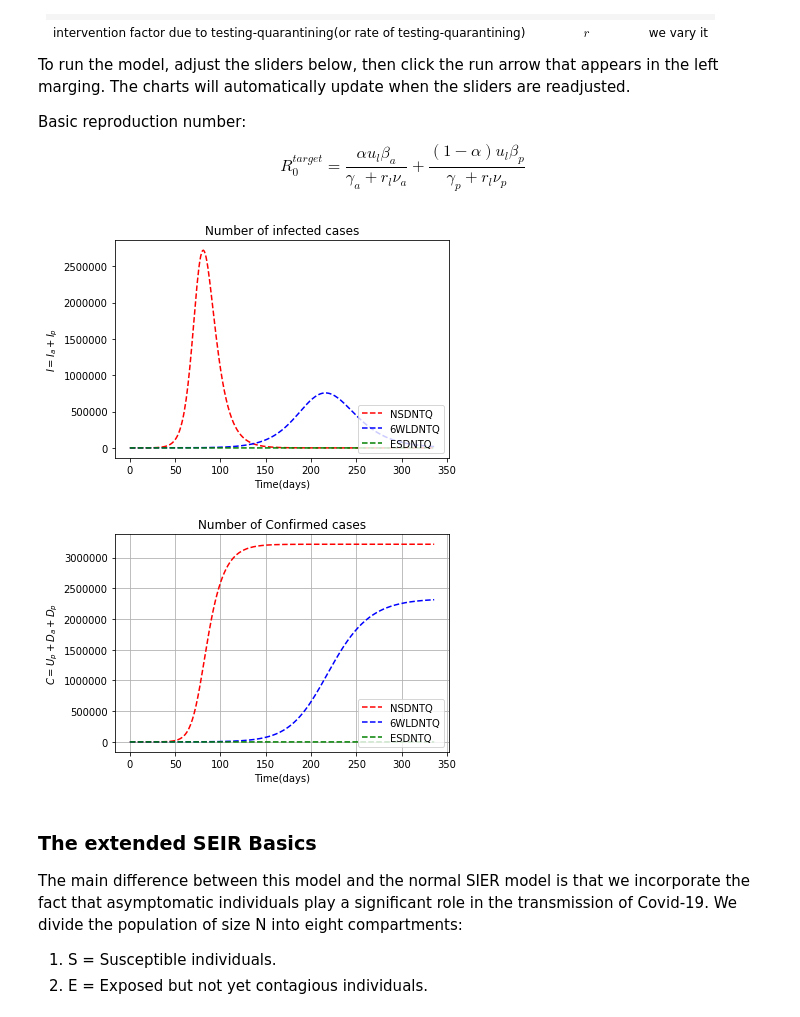
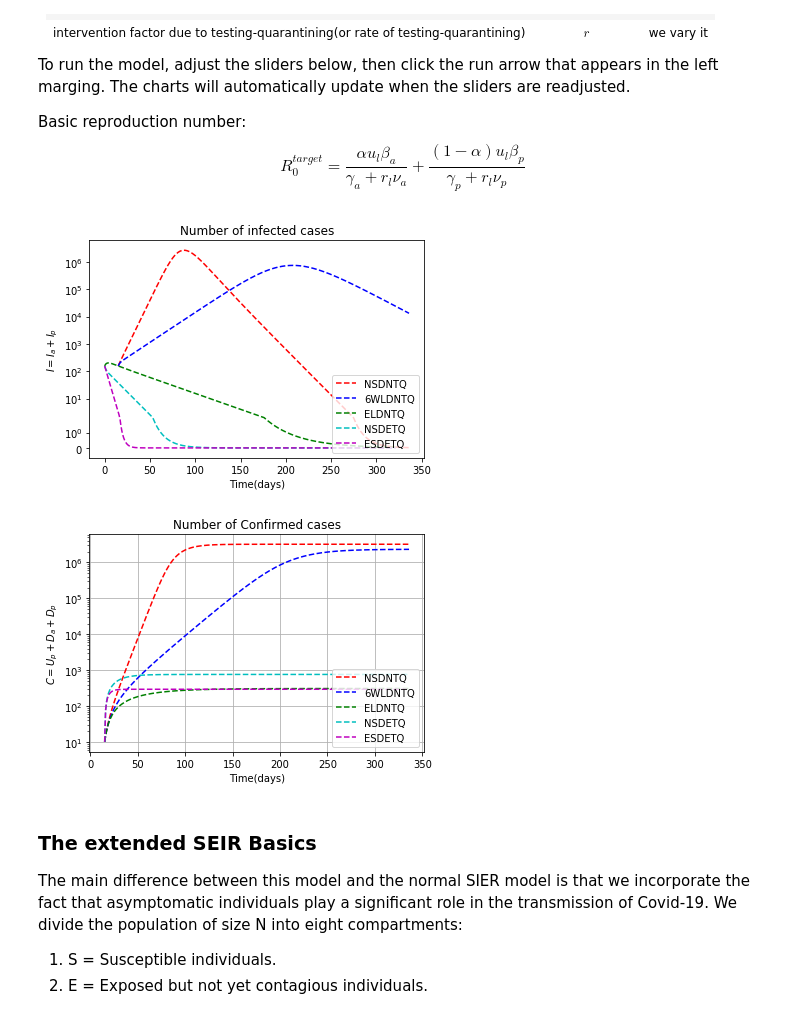
Before and after one commit to IamSreeman/Nonlinear-dynamics, a Jupyter notebook: SEIR.ipynb, the cells around one changed output. Saved outputs shown, nothing was run; the diff lists cells and outputs as text; code cells hidden in the pictures.

Commit message:
Added the plots

```diff
--- a/SEIR.ipynb
+++ b/SEIR.ipynb
@@ -30,7 +30,7 @@ import seaborn as sns
 # %%
 # initial values
 N= 10**7
-e0= 100
+e0= 200
 ia0=0
 ip0=0
 ua0=0
@@ -49,45 +49,49 @@ nua=1/3
 nup=1/2
 # SEIR model differential equations.
 def deriv(x, t, u, r):
     s,e,ia,ip,ua,da,up,dp = x
     dsdt = -u*(betaa*ia+betap*ip)*s/N
     dedt = u*(betaa*ia+betap*ip)*s/N-sigma*e
     diadt= alpha*sigma*e-gammaa*ia-r*nua*ia
     dipdt= (1-alpha)*sigma*e-gammap*ip-r*nup*ip
     duadt= gammaa*ia
     ddadt= r*nua*ia
     dupdt= gammap*ip
     ddpdt= r*nup*ip
     return [dsdt, dedt, diadt, dipdt,duadt, ddadt,dupdt, ddpdt]
 
-t = np.linspace(0, 336, 336)
+t = np.linspace(15, 336, 337-15)
 x_initial = s0,e0,ia0,ip0,ua0,da0,up0,dp0
-solnNSDNTQ = odeint(deriv, x_initial, t, args=(1, 0))
+soln = odeint(deriv, x_initial, np.linspace(0, 14, 50), args=(1, 0))
+x_2initial = soln.T[:,14]
+solnNSDNTQ = odeint(deriv, x_2initial, t, args=(1, 0))
 sNSDNTQ,eNSDNTQ,iaNSDNTQ,ipNSDNTQ,uaNSDNTQ,daNSDNTQ,upNSDNTQ,dpNSDNTQ = solnNSDNTQ.T
-soln6WLDNTQ = odeint(deriv, x_initial, t, args=(0.461, 0))
+soln6WLDNTQ = odeint(deriv, x_2initial, t, args=(0.461, 0))
 s6WLDNTQ,e6WLDNTQ,ia6WLDNTQ,ip6WLDNTQ,ua6WLDNTQ,da6WLDNTQ,up6WLDNTQ,dp6WLDNTQ = soln6WLDNTQ.T
-solnELDNTQ = odeint(deriv, x_initial, t, args=(0.177, 0))
+solnELDNTQ = odeint(deriv, x_2initial, t, args=(0.177, 0))
 sELDNTQ,eELDNTQ,iaELDNTQ,ipELDNTQ,uaELDNTQ,daELDNTQ,upELDNTQ,dpELDNTQ = solnELDNTQ.T
-solnNSDETQ = odeint(deriv, x_initial, t, args=(1, 1.2))
+solnNSDETQ = odeint(deriv, x_2initial, t, args=(1, 1.2))
 sNSDETQ,eNSDETQ,iaNSDETQ,ipNSDETQ,uaNSDETQ,daNSDETQ,upNSDETQ,dpNSDETQ = solnNSDETQ.T
-solnESDETQ = odeint(deriv, x_initial, t, args=(0.177, 1.2))
+solnESDETQ = odeint(deriv, x_2initial, t, args=(0.177, 1.2))
 sESDETQ,eESDETQ,iaESDETQ,ipESDETQ,uaESDETQ,daESDETQ,upESDETQ,dpESDETQ = solnESDETQ.T
 plt.xlabel('Time(days)')
 plt.ylabel('$I=I_a+I_p$')
 plt.title('Number of infected cases')
-plt.plot(t,iaNSDNTQ+ipNSDNTQ,'r--', t,ia6WLDNTQ+ip6WLDNTQ , 'b--',iaESDETQ+ipESDETQ , 'g--')
-plt.legend(["NSDNTQ", "6WLDNTQ","ESDNTQ"], loc ="lower right")
+plt.yscale("symlog")
+plt.plot(t,iaNSDNTQ+ipNSDNTQ,'r--', t,ia6WLDNTQ+ip6WLDNTQ , 'b--',iaELDNTQ+ipELDNTQ , 'g--',iaNSDETQ+ipNSDETQ , 'c--',iaESDETQ+ipESDETQ , 'm--')
+plt.legend(["NSDNTQ", "6WLDNTQ","ELDNTQ", "NSDETQ","ESDETQ"], loc ="lower right")
 plt.show()
 plt.xlabel('Time(days)')
 plt.ylabel('$C=U_p+D_a+D_p$')
 plt.title('Number of Confirmed cases')
-plt.plot(t,daNSDNTQ+dpNSDNTQ+upNSDNTQ,'r--', t,da6WLDNTQ+dp6WLDNTQ+up6WLDNTQ , 'b--',t,daESDETQ+dpESDETQ+upESDETQ , 'g--')
-plt.legend(["NSDNTQ", "6WLDNTQ","ESDNTQ"], loc ="lower right")
+plt.yscale("log")
+plt.plot(t,daNSDNTQ+dpNSDNTQ+upNSDNTQ,'r--', t,da6WLDNTQ+dp6WLDNTQ+up6WLDNTQ , 'b--',t,daELDNTQ+dpELDNTQ+upELDNTQ , 'g--', t,daNSDETQ+dpNSDETQ+upNSDETQ , 'c--',t,daESDETQ+dpESDETQ+upESDETQ , 'm--')
+plt.legend(["NSDNTQ", "6WLDNTQ","ELDNTQ", "NSDETQ","ESDETQ"], loc ="lower right")
 plt.grid(True)
 plt.show()
 # %% [output]
-[figure, old version]
+[figure, new version]
-[figure, old version]
+[figure, new version]
 # %% [markdown]
 ### The extended SEIR Basics
 The main difference between this model and the normal SIER model is that we incorporate the fact that asymptomatic individuals play a significant role in the transmission of Covid-19.
```
